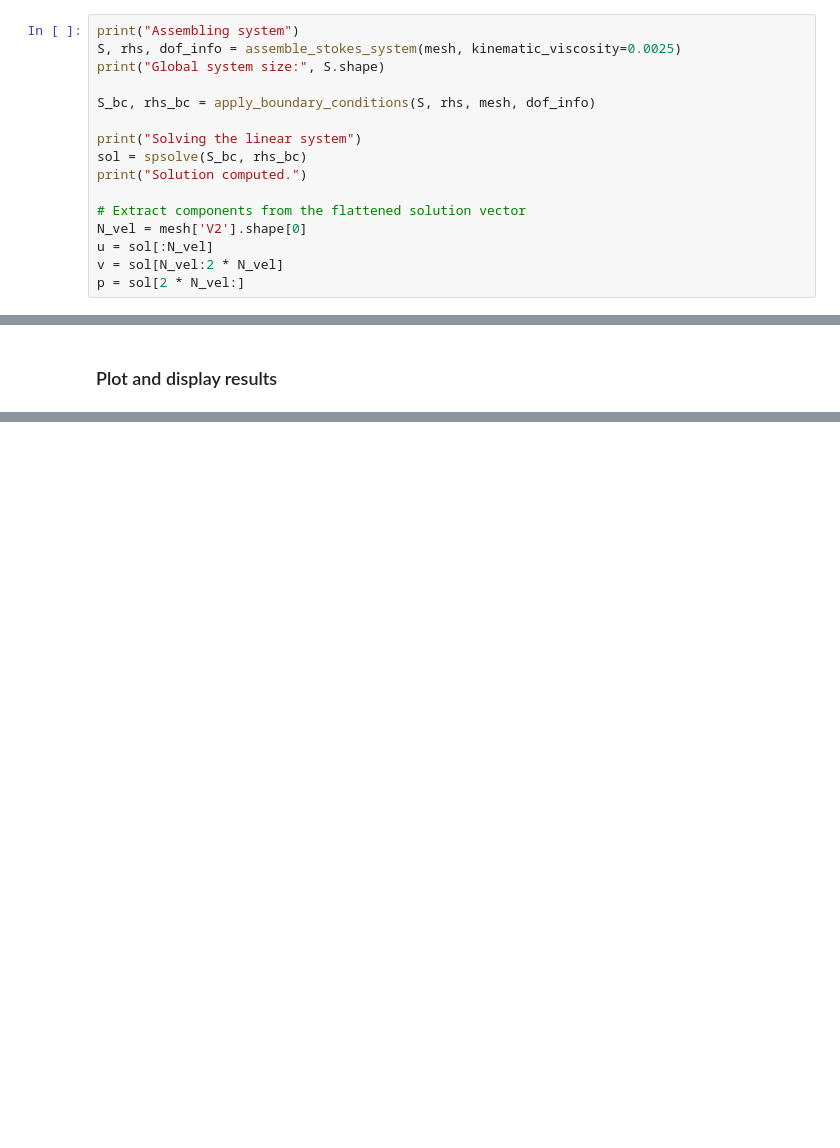
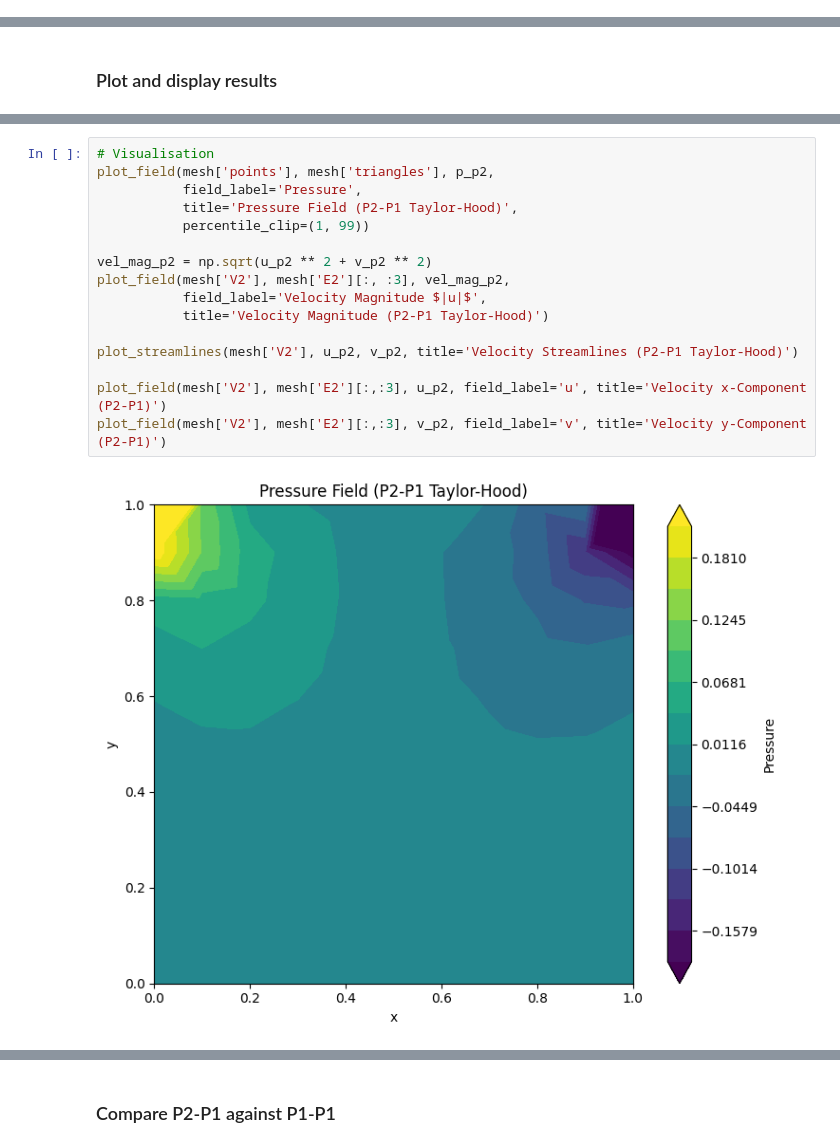
Before and after one commit to Adam-R-Lawrence/CS555-Miniapp, a Jupyter notebook: taylor_hood_elements_for_stokes.ipynb, the cells around one changed output, grey strips where cells are left out. Cells and saved outputs as stored; diff of their text form; blank space fills up the shorter version.

```diff
--- a/taylor_hood_elements_for_stokes.ipynb
+++ b/taylor_hood_elements_for_stokes.ipynb
@@ -423,17 +468 @@ def apply_boundary_conditions(S, rhs, mesh, dof_info, vel_tol=1e-6):
-# %%
-print("Assembling system")
-S, rhs, dof_info = assemble_stokes_system(mesh, kinematic_viscosity=0.0025)
-print("Global system size:", S.shape)
-
-S_bc, rhs_bc = apply_boundary_conditions(S, rhs, mesh, dof_info)
-
-print("Solving the linear system")
-sol = spsolve(S_bc, rhs_bc)
-print("Solution computed.")
-
-# Extract components from the flattened solution vector
-N_vel = mesh['V2'].shape[0]
-u = sol[:N_vel]
-v = sol[N_vel:2 * N_vel]
-p = sol[2 * N_vel:]
 # %% [markdown]
@@ -507,0 +535,18 @@ plot_streamlines(mesh['V2'], u, v)
+# %%
+# Visualisation
+plot_field(mesh['points'], mesh['triangles'], p_p2,
+           field_label='Pressure',
+           title='Pressure Field (P2-P1 Taylor-Hood)',
+           percentile_clip=(1, 99))
+
+vel_mag_p2 = np.sqrt(u_p2 ** 2 + v_p2 ** 2)
+plot_field(mesh['V2'], mesh['E2'][:, :3], vel_mag_p2,
+           field_label='Velocity Magnitude $|u|$',
+           title='Velocity Magnitude (P2-P1 Taylor-Hood)')
+
+plot_streamlines(mesh['V2'], u_p2, v_p2, title='Velocity Streamlines (P2-P1 Taylor-Hood)')
+
+plot_field(mesh['V2'], mesh['E2'][:,:3], u_p2, field_label='u', title='Velocity x-Component (P2-P1)')
+plot_field(mesh['V2'], mesh['E2'][:,:3], v_p2, field_label='v', title='Velocity y-Component (P2-P1)')
+# %% [output]
+[figure, added]
@@ -507,0 +557,2 @@ plot_streamlines(mesh['V2'], u, v)
+# %% [markdown]
+### Compare P2-P1 against P1-P1
```
Also changed, not shown: parts of 17 cells of this notebook, 7 other files.
